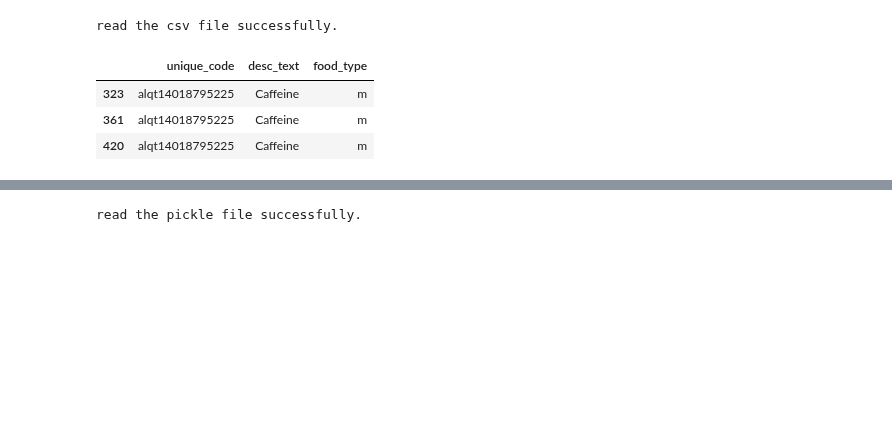
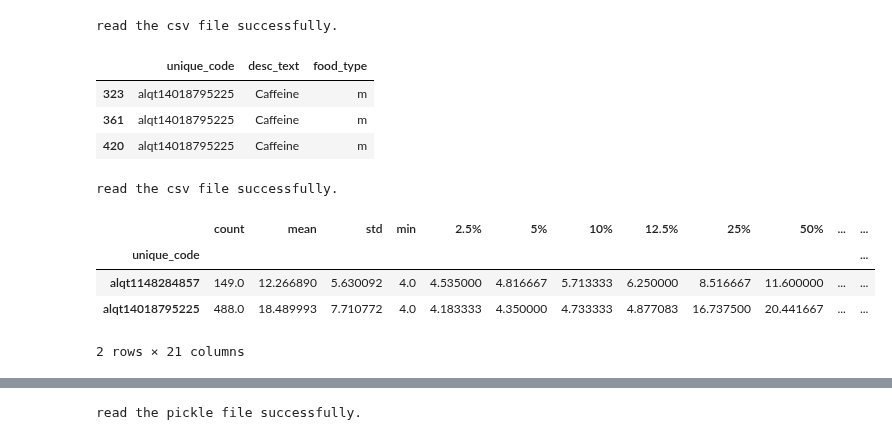
Before and after one commit to tktran11/treets, a Jupyter notebook: 00_core.ipynb, the cells around one changed output, grey strips where cells are left out. Drawn from its saved outputs; the diff is of its cells as text; code cells hidden in the pictures; blank space fills up the shorter version.

```diff
--- a/00_core.ipynb
+++ b/00_core.ipynb
@@ -644,0 +669,10 @@ read the csv file successfully.
+# %%
+df = load_public_data('data/test_food_details.csv')
+eating_intervals_percentile(df, 'local_time', 'unique_code').iloc[:2]
+# %% [output]
+read the csv file successfully.
+|  | count | mean | std | min | 2.5% | 5% | 10% | 12.5% | 25% | 50% | ... | ... |
+| unique_code |  |  |  |  |  |  |  |  |  |  |  | ... |
+| alqt1148284857 | 149.0 | 12.266890 | 5.630092 | 4.0 | 4.535000 | 4.816667 | 5.713333 | 6.250000 | 8.516667 | 11.600000 | ... | ... |
+| alqt14018795225 | 488.0 | 18.489993 | 7.710772 | 4.0 | 4.183333 | 4.350000 | 4.733333 | 4.877083 | 16.737500 | 20.441667 | ... | ... |
+2 rows × 21 columns
```
Also changed, not shown: parts of 8 cells of this notebook, 4 other files.
